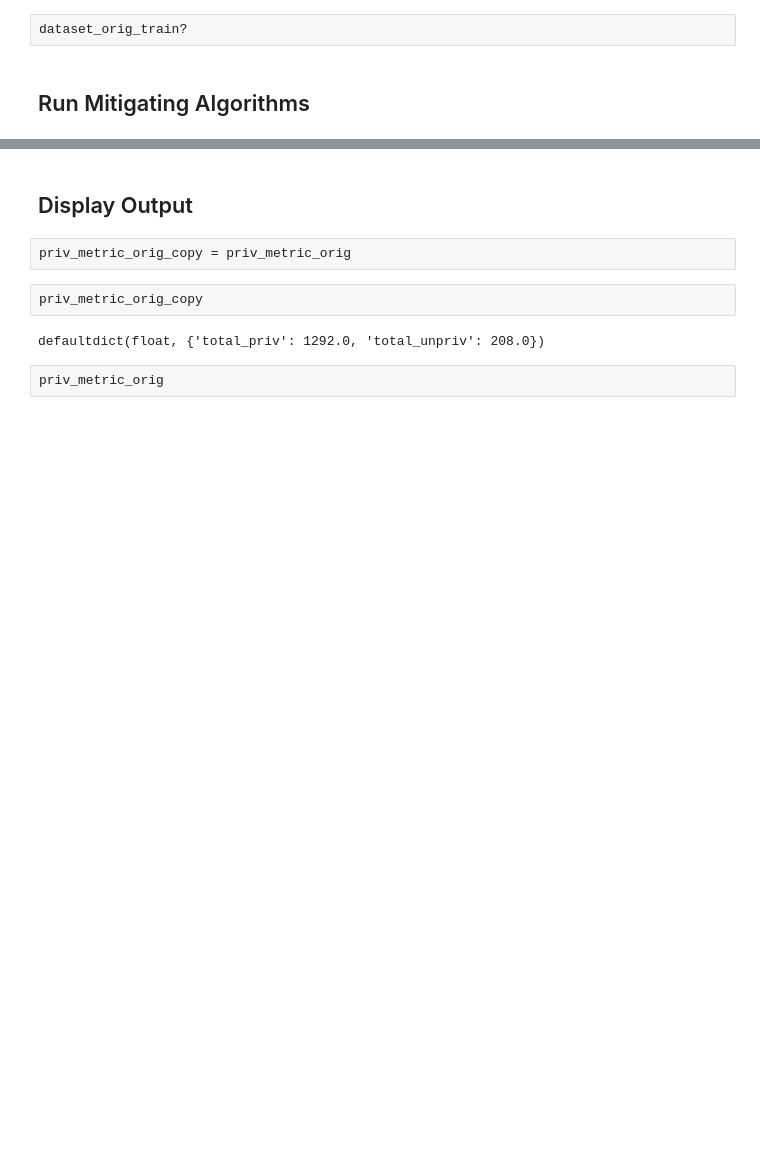
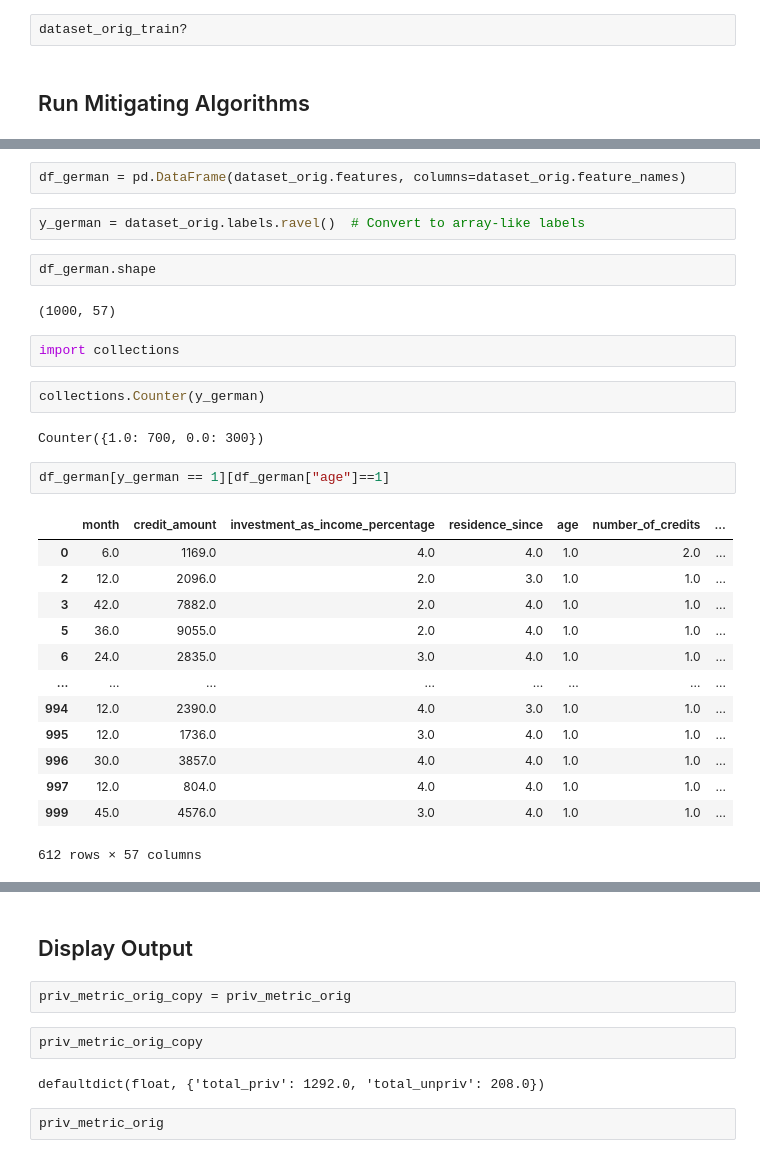
Before and after one commit to VerifAI-inc/mia-privacy-fairness, a Jupyter notebook: fairness_notebook_german_age_dt.ipynb, the cells around one changed output, grey strips where cells are left out. Saved outputs shown, nothing was run; the diff lists cells and outputs as text; blank space fills up the shorter version.

```diff
--- a/fairness_notebook_german_age_dt.ipynb
+++ b/fairness_notebook_german_age_dt.ipynb
@@ -402,0 +370,30 @@ Corresponding false negative_rate for unprivileged: 0.4694
+# %%
+df_german = pd.DataFrame(dataset_orig.features, columns=dataset_orig.feature_names)
+# %%
+y_german = dataset_orig.labels.ravel()  # Convert to array-like labels
+# %%
+df_german.shape
+# %% [output]
+(1000, 57)
+# %%
+import collections
+# %%
+collections.Counter(y_german)
+# %% [output]
+Counter({1.0: 700, 0.0: 300})
+# %%
+df_german[y_german == 1][df_german["age"]==1]
+# %% [output]
+|  | month | credit_amount | investment_as_income_percentage | residence_since | age | number_of_credits | ... |
+| 0 | 6.0 | 1169.0 | 4.0 | 4.0 | 1.0 | 2.0 | ... |
+| 2 | 12.0 | 2096.0 | 2.0 | 3.0 | 1.0 | 1.0 | ... |
+| 3 | 42.0 | 7882.0 | 2.0 | 4.0 | 1.0 | 1.0 | ... |
+| 5 | 36.0 | 9055.0 | 2.0 | 4.0 | 1.0 | 1.0 | ... |
+| 6 | 24.0 | 2835.0 | 3.0 | 4.0 | 1.0 | 1.0 | ... |
+| ... | ... | ... | ... | ... | ... | ... | ... |
+| 994 | 12.0 | 2390.0 | 4.0 | 3.0 | 1.0 | 1.0 | ... |
+| 995 | 12.0 | 1736.0 | 3.0 | 4.0 | 1.0 | 1.0 | ... |
+| 996 | 30.0 | 3857.0 | 4.0 | 4.0 | 1.0 | 1.0 | ... |
+| 997 | 12.0 | 804.0 | 4.0 | 4.0 | 1.0 | 1.0 | ... |
+| 999 | 45.0 | 4576.0 | 3.0 | 4.0 | 1.0 | 1.0 | ... |
+612 rows × 57 columns
```
Also changed, not shown: parts of 4 cells of this notebook, 18 other files.
